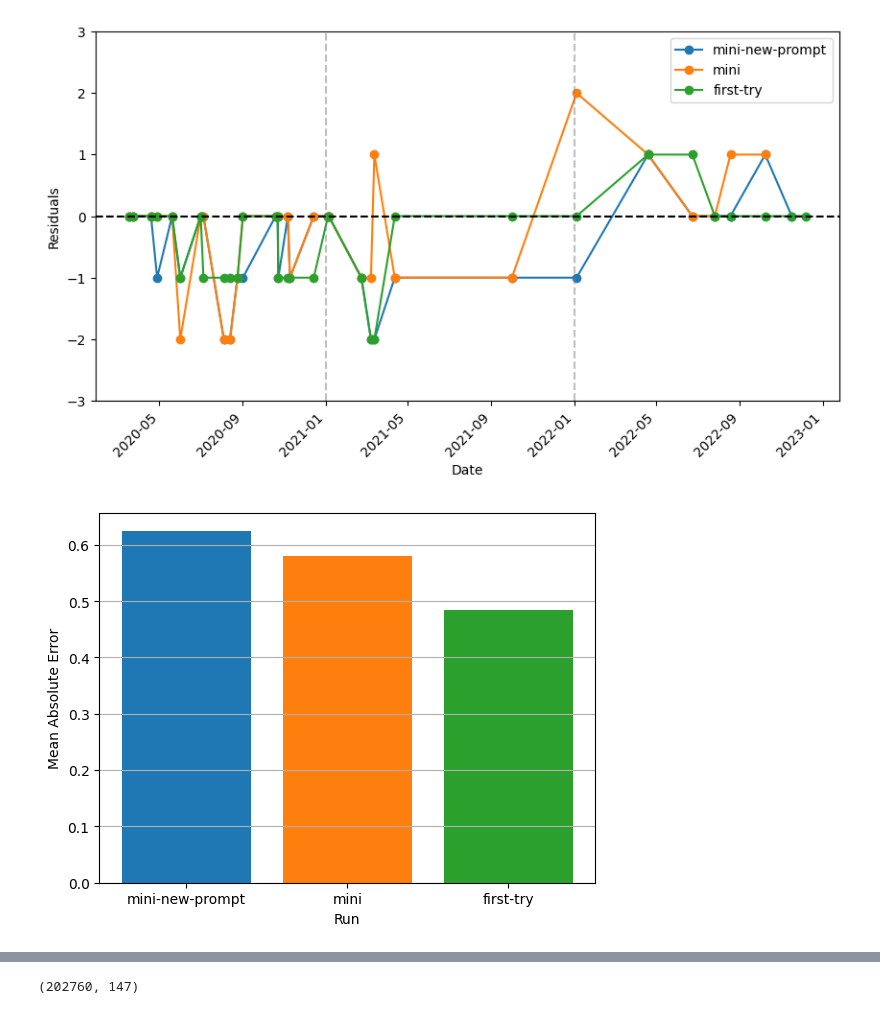
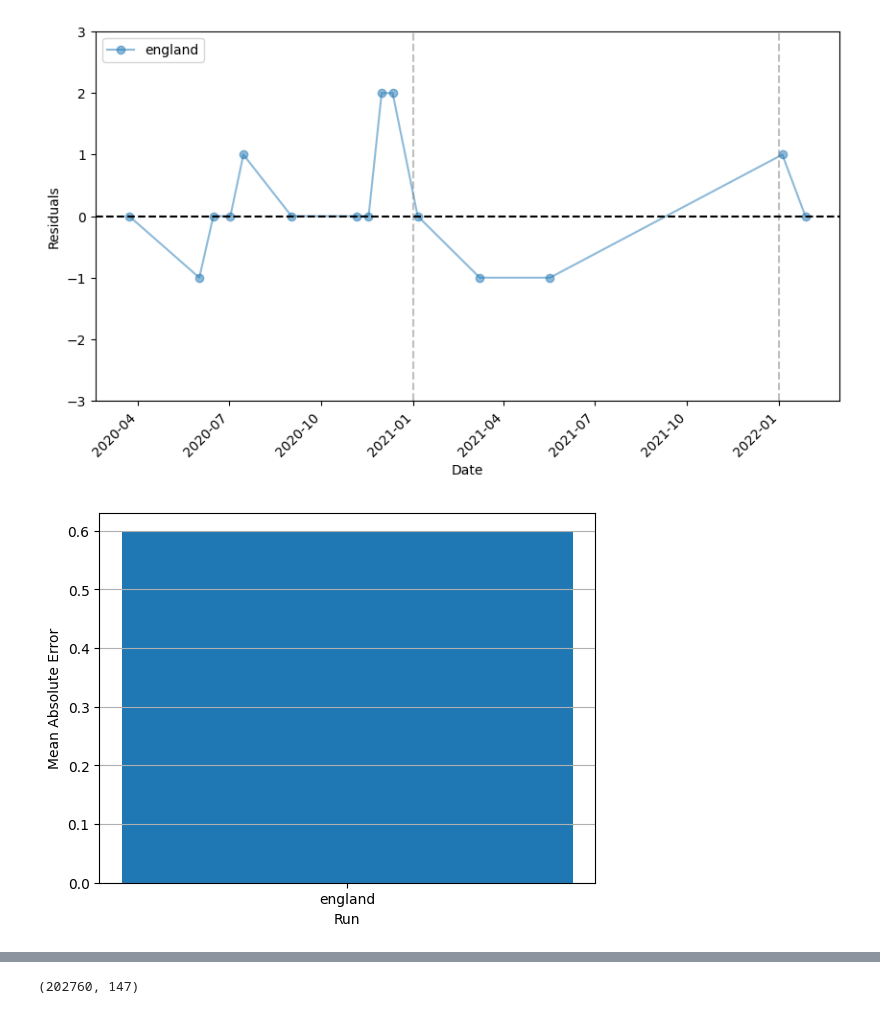
Before and after one commit to danyoungday/neuro-san-prana, a Jupyter notebook: data/edav.ipynb, the cells around one changed output, grey strips where cells are left out. Cells and saved outputs as stored; diff of their text form; code cells hidden in the pictures.

Commit message:
Switched to england. Have lots of problems with subregions

```diff
--- a/data/edav.ipynb
+++ b/data/edav.ipynb
@@ -30,7 +31,7 @@ def compare_results(results_dirs: dict[str, str], label_path: str):
 
         ax.plot(preds["Date"], preds["Score"], marker="o", alpha=0.7, label=label)
 
-    ax.plot(labels["Date"], labels["Score"], marker="o", color="black", linestyle="--", label="true")
+    ax.plot(labels["Date"], labels["Score"], marker="o", color="black", alpha=0.9, linestyle="--", label="true")
 
     ax.axvline(pd.to_datetime("2021-01-01"), color="gray", linestyle="--", alpha=0.5)
     ax.axvline(pd.to_datetime("2022-01-01"), color="gray", linestyle="--", alpha=0.5)
@@ -45,7 +46,7 @@ def compare_results(results_dirs: dict[str, str], label_path: str):
 
     fig, ax = plt.subplots(figsize=(10, 5))
     for label, residuals in resid_dict.items():
-        ax.plot(labels["Date"], residuals, marker="o", label=label)
+        ax.plot(labels["Date"], residuals, marker="o", alpha=0.5, label=label)
 
     ax.axvline(pd.to_datetime("2021-01-01"), color="gray", linestyle="--", alpha=0.5)
     ax.axvline(pd.to_datetime("2022-01-01"), color="gray", linestyle="--", alpha=0.5)
@@ -72,15 +73,7 @@ def compare_results(results_dirs: dict[str, str], label_path: str):
 
 
 compare_results(
-    {"mini-new-prompt": "persistence.csv",
-     "mini": "../logs/mini/persistence.csv",
-     "first-try": "../logs/uk-first-run/persistence.csv"}
-    , "uk.csv")
-
-# compare_results(
-#     {
-#         "no-history": "persistence.csv"
-#     },
-#     smaller=True
-# )
+    {"england": "persistence.csv"},
+    "england.csv"
+)
 # %% [output]
@@ -88,2 +81,2 @@ compare_results(
-[figure, old version]
+[figure, new version]
-[figure, old version]
+[figure, new version]
```
Also changed, not shown: parts of 12 cells of this notebook, 6 other files.
